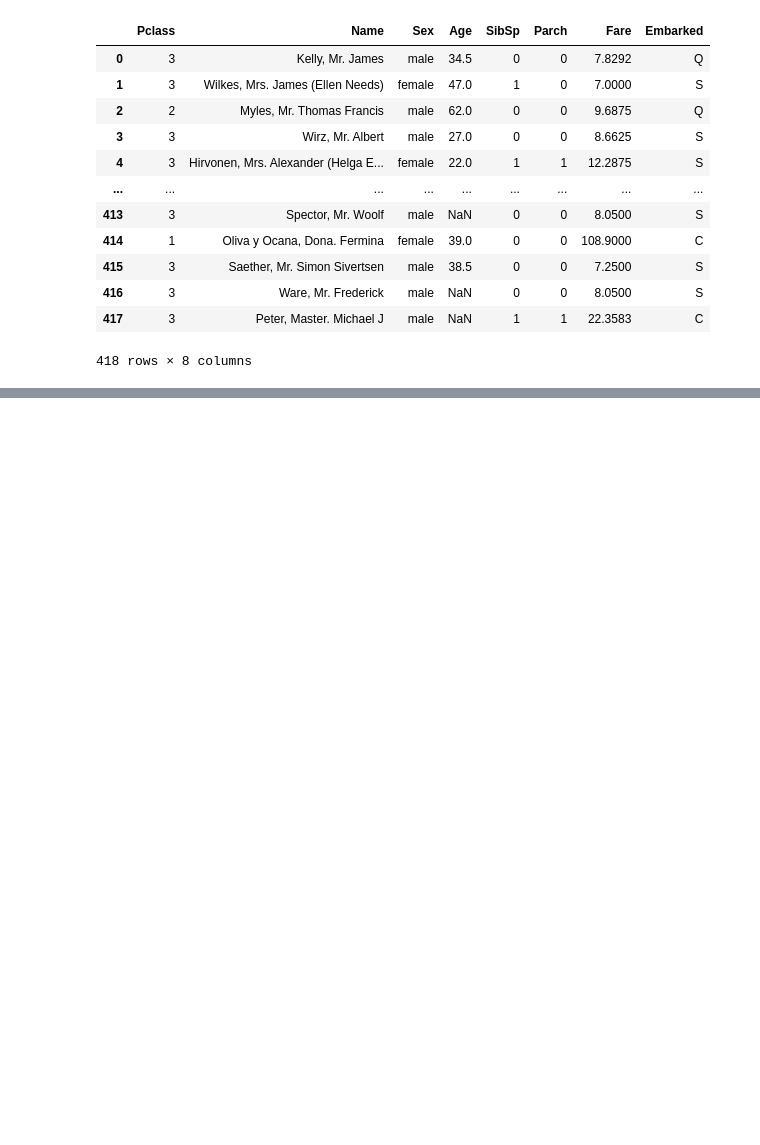
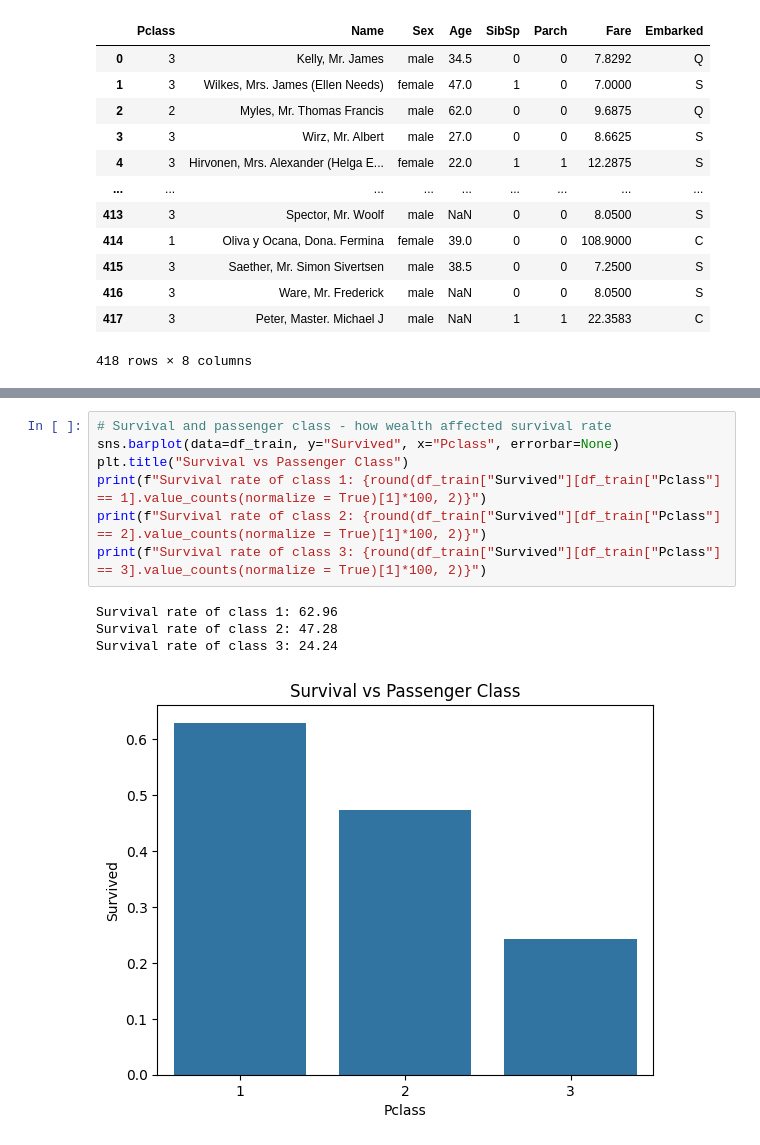
Before and after one commit to Alexandre-Duval/Titanic-dataset-assignemnt8, a Jupyter notebook: analysis.ipynb, the cells around one changed output, grey strips where cells are left out. Drawn from its saved outputs; the diff is of its cells as text; blank space fills up the shorter version.

```diff
--- a/analysis.ipynb
+++ b/analysis.ipynb
@@ -442,0 +223,12 @@ plt.xticks(rotation=45)
+# %%
+# Survival and passenger class - how wealth affected survival rate
+sns.barplot(data=df_train, y="Survived", x="Pclass", errorbar=None)
+plt.title("Survival vs Passenger Class")
+print(f"Survival rate of class 1: {round(df_train["Survived"][df_train["Pclass"] == 1].value_counts(normalize = True)[1]*100, 2)}")
+print(f"Survival rate of class 2: {round(df_train["Survived"][df_train["Pclass"] == 2].value_counts(normalize = True)[1]*100, 2)}")
+print(f"Survival rate of class 3: {round(df_train["Survived"][df_train["Pclass"] == 3].value_counts(normalize = True)[1]*100, 2)}")
+# %% [output]
+Survival rate of class 1: 62.96
+Survival rate of class 2: 47.28
+Survival rate of class 3: 24.24
+[figure, added]
```
Also changed, not shown: parts of 46 cells of this notebook.
